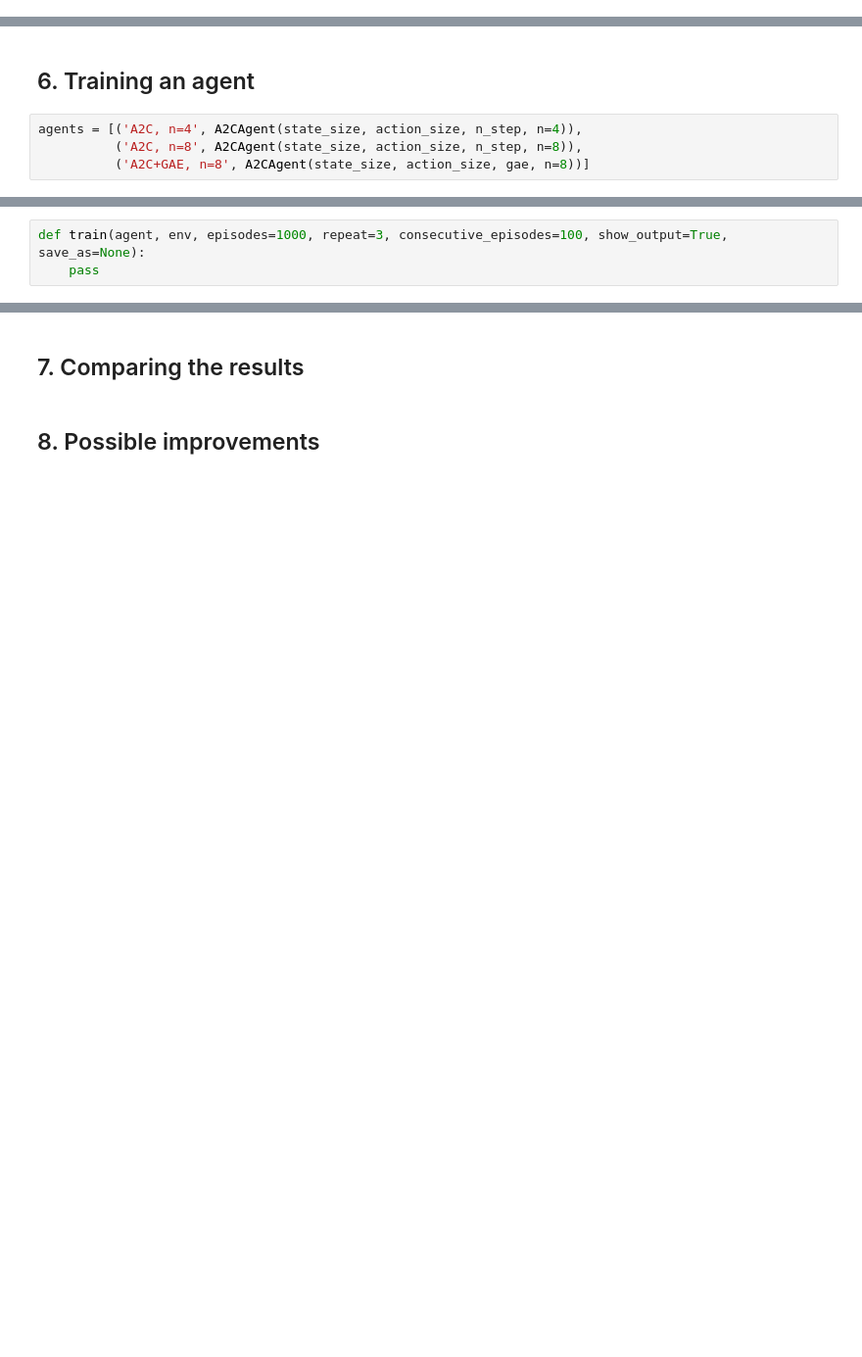
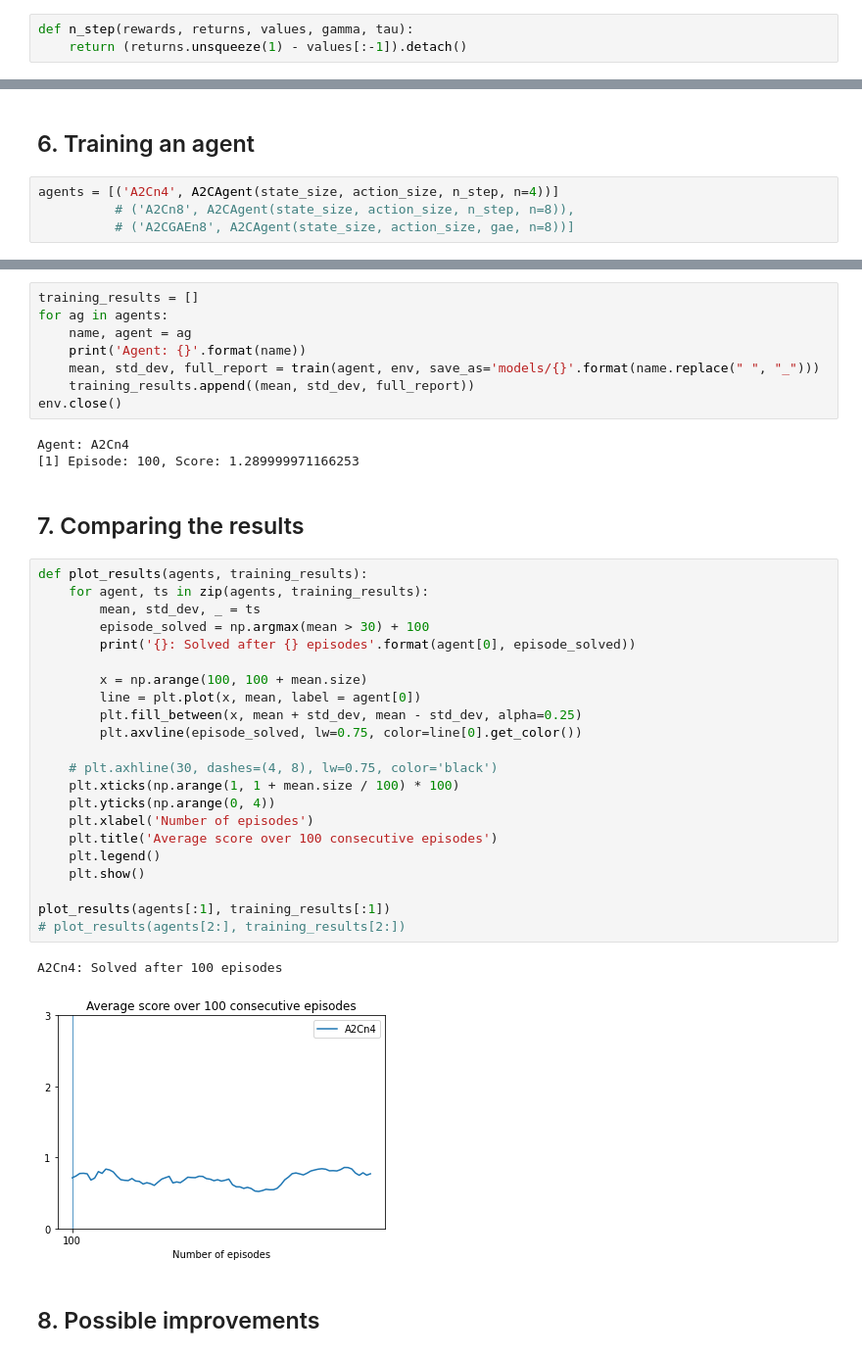
Before and after one commit to francescotorregrossa/deep-reinforcement-learning-nanodegree, a Jupyter notebook: p2-continuous-control/Report.ipynb, the cells around one changed output, grey strips where cells are left out. Shown at 98% size. Saved outputs shown, nothing was run; the diff lists cells and outputs as text; blank space fills up the shorter version.

Commit message:
fixes and add n-step advantage

```diff
--- a/p2-continuous-control/Report.ipynb
+++ b/p2-continuous-control/Report.ipynb
@@ -175,2 +168,5 @@ def n_step():
+# %%
+def n_step(rewards, returns, values, gamma, tau):
+    return (returns.unsqueeze(1) - values[:-1]).detach()
 # %% [markdown]
 ### 4.2 GAE
@@ -262,6 +289,6 @@ class A2CAgent():
 # %% [markdown]
 ## 6. Training an agent
 # %%
-agents = [('A2C, n=4', A2CAgent(state_size, action_size, n_step, n=4)),
-          ('A2C, n=8', A2CAgent(state_size, action_size, n_step, n=8)),
-          ('A2C+GAE, n=8', A2CAgent(state_size, action_size, gae, n=8))]
+agents = [('A2Cn4', A2CAgent(state_size, action_size, n_step, n=4))]
+          # ('A2Cn8', A2CAgent(state_size, action_size, n_step, n=8)),
+          # ('A2CGAEn8', A2CAgent(state_size, action_size, gae, n=8))]
@@ -287,3 +294,0 @@ print('Total score (averaged over agents) this episode: {}'.format(np.mean(score
-# %%
-def train(agent, env, episodes=1000, repeat=3, consecutive_episodes=100, show_output=True, save_as=None):
-    pass
@@ -290,5 +358,41 @@ def train(agent, env, episodes=1000, repeat=3, consecutive_episodes=100, show_ou
+# %%
+training_results = []
+for ag in agents:
+    name, agent = ag
+    print('Agent: {}'.format(name))
+    mean, std_dev, full_report = train(agent, env, save_as='models/{}'.format(name.replace(" ", "_")))
+    training_results.append((mean, std_dev, full_report))
+env.close()
+# %% [output]
+Agent: A2Cn4
+[1] Episode: 100, Score: 1.289999971166253
 # %% [markdown]
 ## 7. Comparing the results
+# %%
+def plot_results(agents, training_results):
+    for agent, ts in zip(agents, training_results):
+        mean, std_dev, _ = ts
+        episode_solved = np.argmax(mean > 30) + 100
+        print('{}: Solved after {} episodes'.format(agent[0], episode_solved))
+
+        x = np.arange(100, 100 + mean.size)
+        line = plt.plot(x, mean, label = agent[0])
+        plt.fill_between(x, mean + std_dev, mean - std_dev, alpha=0.25)
+        plt.axvline(episode_solved, lw=0.75, color=line[0].get_color())
+
+    # plt.axhline(30, dashes=(4, 8), lw=0.75, color='black')
+    plt.xticks(np.arange(1, 1 + mean.size / 100) * 100)
+    plt.yticks(np.arange(0, 4))
+    plt.xlabel('Number of episodes')
+    plt.title('Average score over 100 consecutive episodes')
+    plt.legend()
+    plt.show()
+
+plot_results(agents[:1], training_results[:1])
+# plot_results(agents[2:], training_results[2:])
+# %% [output]
+A2Cn4: Solved after 100 episodes
+[figure, added]
 # %% [markdown]
 ## 8. Possible improvements
 # %% [markdown]
```
Also changed, not shown: parts of 9 cells of this notebook.
